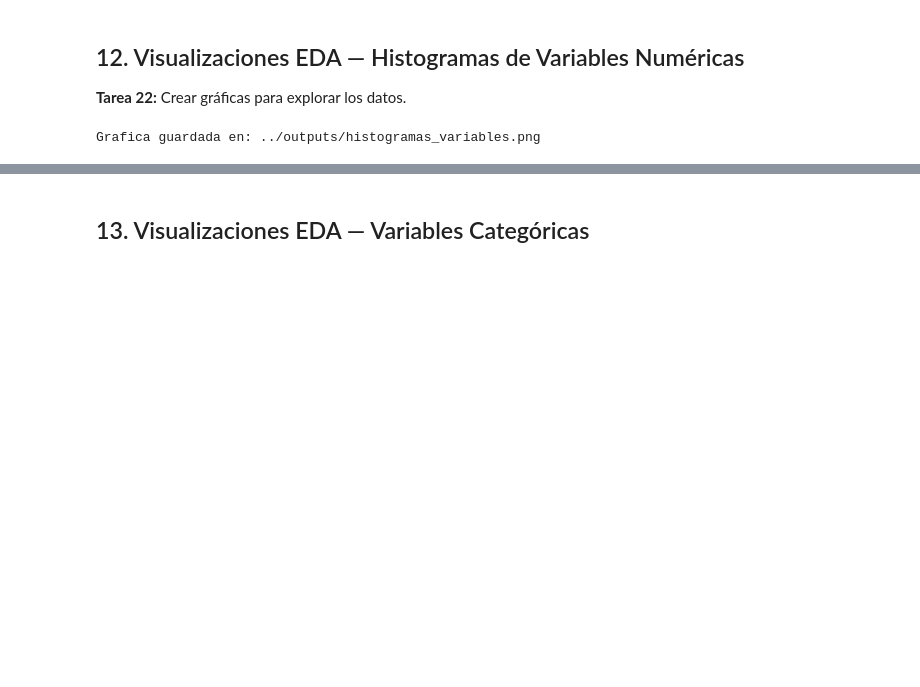
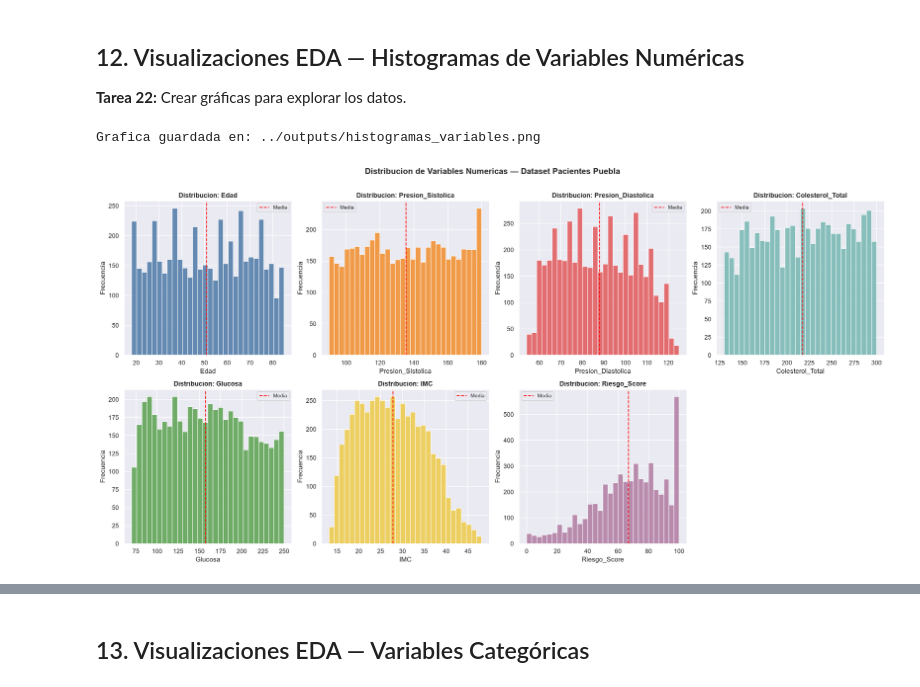
Before and after one commit to Danny88e/ECBD-9A-IDGS-Practicas_230040, a Jupyter notebook: Practica 5/notebooks/Practica05.ipynb, the cells around one changed output, grey strips where cells are left out. Saved outputs shown, nothing was run; the diff lists cells and outputs as text; code cells hidden in the pictures; blank space fills up the shorter version.

Commit message:
Practica 05: Agregar referencias visuales e interpretaciones de graficas EDA en el notebook

```diff
--- a/Practica 5/notebooks/Practica05.ipynb
+++ b/Practica 5/notebooks/Practica05.ipynb
@@ -400,3 +400,9 @@ plt.show()
 print('Grafica guardada en: ../outputs/histogramas_variables.png')
 # %% [output]
 Grafica guardada en: ../outputs/histogramas_variables.png
+# %%
+# Visualizacion embebida de la grafica generada
+from IPython.display import Image, display
+display(Image('../outputs/histogramas_variables.png'))
+# %% [output]
+[figure, added]
```
Also changed, not shown: parts of 17 cells of this notebook.
